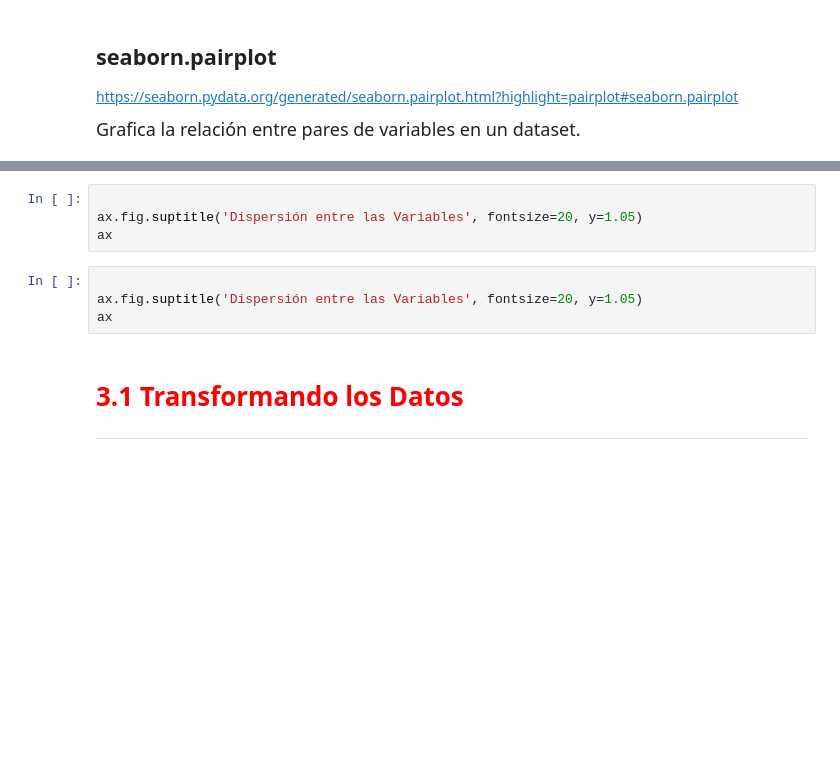
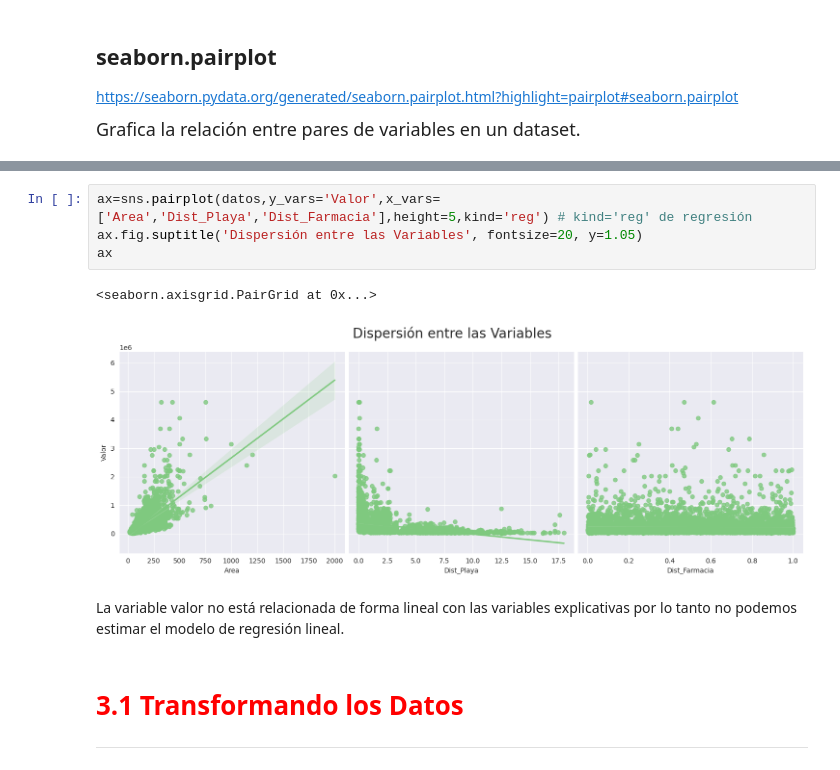
Before and after one commit to evs-11/Regresion-Lineal-II, a Jupyter notebook: Regresión_Lineal_II.ipynb, the cells around one changed output, grey strips where cells are left out. Saved outputs shown, nothing was run; the diff lists cells and outputs as text; blank space fills up the shorter version.

```diff
--- a/Regresión_Lineal_II.ipynb
+++ b/Regresión_Lineal_II.ipynb
@@ -96,11 +174,12 @@ https://seaborn.pydata.org/generated/seaborn.pairplot.html?highlight=pairplot#se
 # %%
-
+ax=sns.pairplot(datos,y_vars='Valor',x_vars=['Area','Dist_Playa','Dist_Farmacia'],height=5,kind='reg') # kind='reg' de regresión
 ax.fig.suptitle('Dispersión entre las Variables', fontsize=20, y=1.05)
 ax
+# %% [output]
+<seaborn.axisgrid.PairGrid at 0x...>
+[figure, added]
-# %%
-
-ax.fig.suptitle('Dispersión entre las Variables', fontsize=20, y=1.05)
-ax
+# %% [markdown]
+La variable valor no está relacionada de forma lineal con las variables explicativas por lo tanto no podemos estimar el modelo de regresión lineal.
 # %% [markdown]
 # <font color='red' style='font-size: 30px;'>3.1 Transformando los Datos</font>
 <hr style='border: 2px solid red;'>
```
Also changed, not shown: parts of 22 cells of this notebook.
